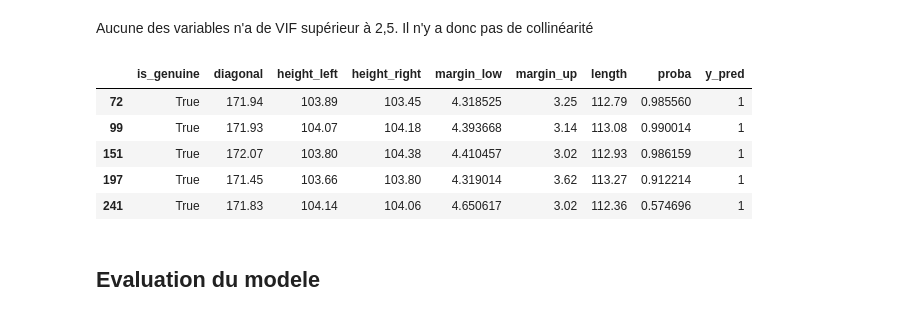
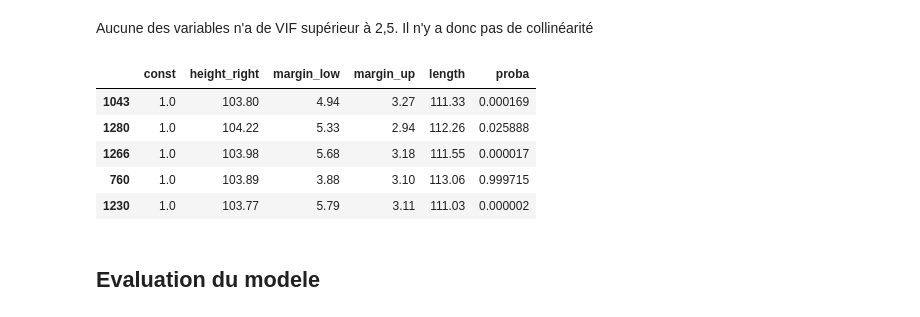
Before and after one commit to BahiaB/DAN-P10, a Jupyter notebook: Benali_Bahia_1_code_032023.ipynb, the cells around one changed output. Saved outputs shown, nothing was run; the diff lists cells and outputs as text; code cells hidden in the pictures.

```diff
--- a/Benali_Bahia_1_code_032023.ipynb
+++ b/Benali_Bahia_1_code_032023.ipynb
@@ -575,12 +653,19 @@ La régression logistique nécessite les conditions suivantes:
 
 #y_billet : DF avec la variable dependante
 # y (authenticite):
-y_billet = Billet_df.loc[:, Billet_df.columns == "is_genuine"]
-print(y_billet.value_counts())
+Y_billet = Billet_df.loc[:, Billet_df.columns == "is_genuine"]
+print(Y_billet.value_counts())
 
 # X (les autres):
 X_billet = Billet_df.loc[:, Billet_df.columns != "is_genuine"]
+
 X_billet = sm.tools.add_constant(X_billet)                      #Il faut ajouter une constante dans Statsmodels
+xtrain, xtest, ytrain, ytest = train_test_split(X_billet, Y_billet, test_size = 0.3,random_state=101)
+print(xtest.shape)
+print(ytest.shape)
+print(xtrain.shape)
+print(ytrain.shape)
+
 print(X_billet.head())
 # %% [output]
 is_genuine
@@ -624,17 +714,17 @@ length          5.9129   0.8458  6.9911 0.0000    4.2552   7.5706
 
 Il y a des variables x non-significatives .
 # %%
-# On ne garde que les variables significatives a alpha = 5% dans X_Billet:
-X_billet = Billet_df[["height_right","margin_low", "margin_up", "length"]]
-X_billet = sm.add_constant(X_billet)
+# On ne garde que les variables significatives a alpha = 5% dans :
+xtrain = xtrain[["height_right","margin_low", "margin_up", "length"]]
+xtrain = sm.add_constant(xtrain)
 
 # On recommence la regression logistique:
-reg_log = Logit(endog=y_billet,exog=X_billet)
+
 
 # Creation du modele:
-model_reg_log = reg_log.fit()
+reg_log = sm.Logit(ytrain, xtrain).fit()
 
 # Resume des resultats:
-print(model_reg_log.summary2())
+print(reg_log.summary2())
 # %% [output]
 Optimization terminated successfully.
@@ -656,0 +763,8 @@ length          5.9831   0.8267  7.2373 0.0000    4.3628   7.6034
+# %%
+# prediction sur le dataset de test
+xtest = xtest[["height_right","margin_low", "margin_up", "length"]]
+xtest = sm.add_constant(xtest)
+display(xtest)
+yhat = reg_log.predict(xtest)
+prediction = list(map(round, yhat))
+print(ytest.loc[ytest["is_genuine"]==False].count())
@@ -680,15 +823,16 @@ VIF moyen: 37044.61954940248
 # %% [markdown]
 Aucune des variables n'a de VIF supérieur à 2,5. Il n'y a donc pas de collinéarité
 # %%
-Billet_df["proba"] = model_reg_log.predict(X_billet)
-Billet_df["y_pred"] = (model_reg_log.predict(X_billet) >= 0.5).astype(int)
-Billet_df.head()
+
+xtest["proba"] = reg_log.predict(xtest)
+xtest.head()
+#xtest["y_pred"] = (reg_log.predict(xtest) >= 0.5).astype(int)
 # %% [output]
-|  | is_genuine | diagonal | height_left | height_right | margin_low | margin_up | length | proba | y_pred |
-| 72 | True | 171.94 | 103.89 | 103.45 | 4.318525 | 3.25 | 112.79 | 0.985560 | 1 |
-| 99 | True | 171.93 | 104.07 | 104.18 | 4.393668 | 3.14 | 113.08 | 0.990014 | 1 |
-| 151 | True | 172.07 | 103.80 | 104.38 | 4.410457 | 3.02 | 112.93 | 0.986159 | 1 |
-| 197 | True | 171.45 | 103.66 | 103.80 | 4.319014 | 3.62 | 113.27 | 0.912214 | 1 |
-| 241 | True | 171.83 | 104.14 | 104.06 | 4.650617 | 3.02 | 112.36 | 0.574696 | 1 |
+|  | const | height_right | margin_low | margin_up | length | proba |
+| 1043 | 1.0 | 103.80 | 4.94 | 3.27 | 111.33 | 0.000169 |
+| 1280 | 1.0 | 104.22 | 5.33 | 2.94 | 112.26 | 0.025888 |
+| 1266 | 1.0 | 103.98 | 5.68 | 3.18 | 111.55 | 0.000017 |
+| 760 | 1.0 | 103.89 | 3.88 | 3.10 | 113.06 | 0.999715 |
+| 1230 | 1.0 | 103.77 | 5.79 | 3.11 | 111.03 | 0.000002 |
 # %% [markdown]
 ## Evaluation du modele
```
Also changed, not shown: parts of 59 cells of this notebook.
